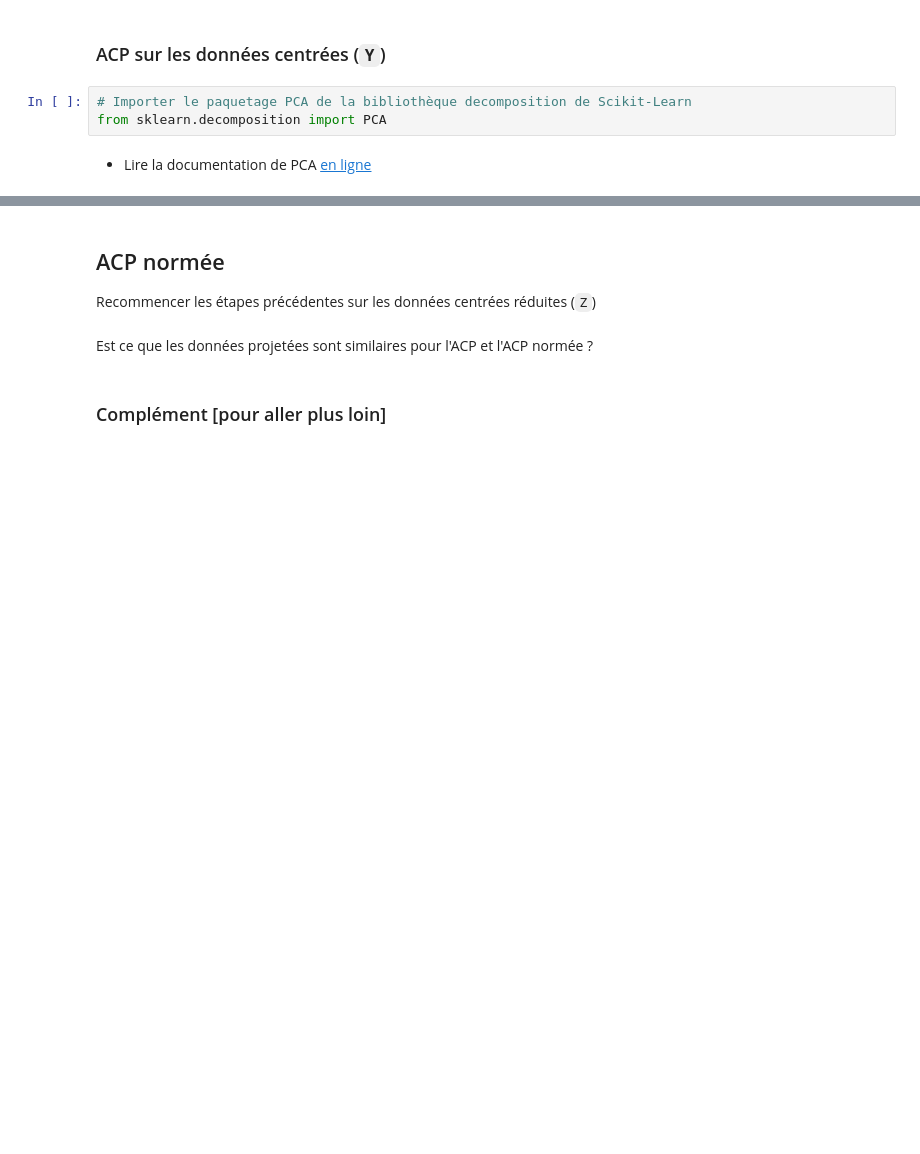
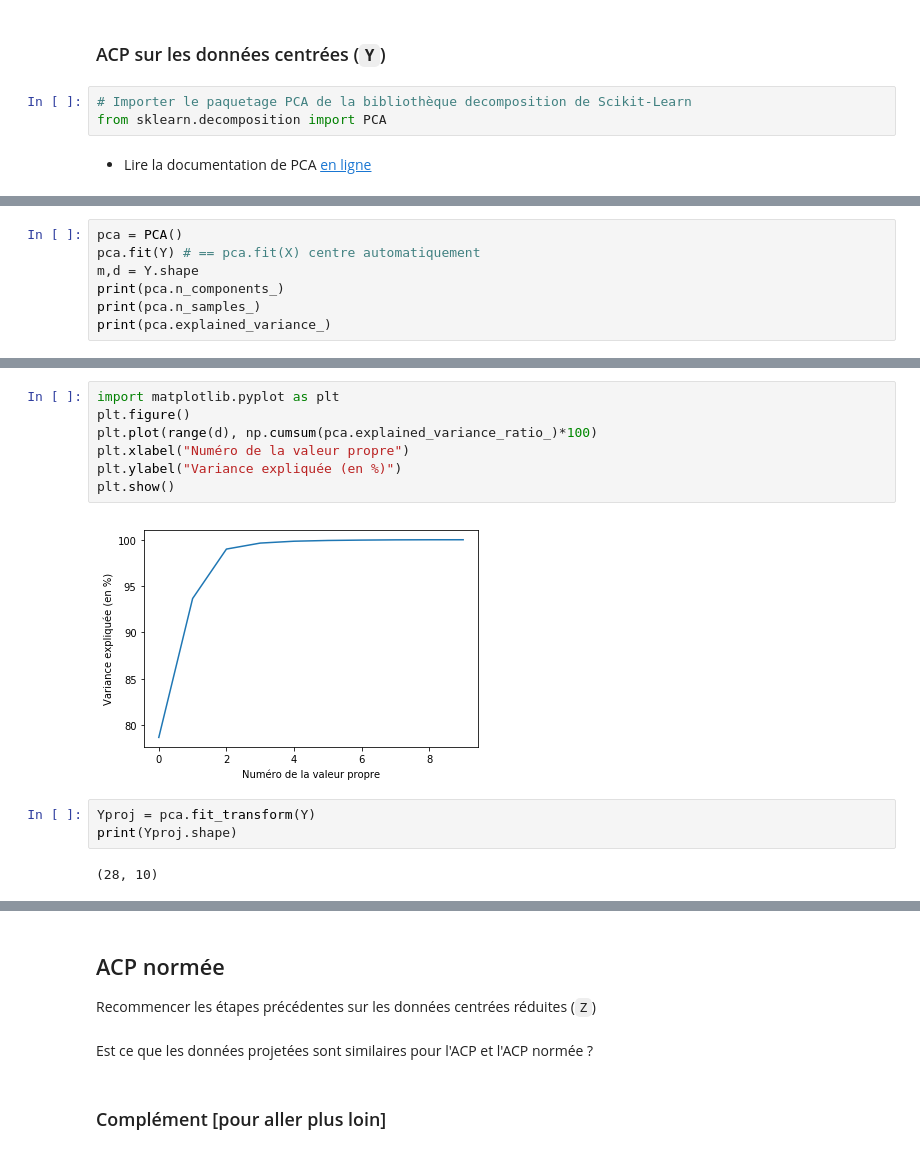
Before and after one commit to LordRayd/Master1, a Jupyter notebook: 2249_Algorithme/TP2/TP_ACP.ipynb, the cells around one changed output, grey strips where cells are left out. Cells and saved outputs as stored; diff of their text form; blank space fills up the shorter version.

```diff
--- a/2249_Algorithme/TP2/TP_ACP.ipynb
+++ b/2249_Algorithme/TP2/TP_ACP.ipynb
@@ -418,0 +467,7 @@ Essayer d'effectuer l'ensemble des actions suivantes
+# %%
+pca = PCA()
+pca.fit(Y) # == pca.fit(X) centre automatiquement
+m,d = Y.shape
+print(pca.n_components_)
+print(pca.n_samples_)
+print(pca.explained_variance_)
@@ -418,0 +504,14 @@ Essayer d'effectuer l'ensemble des actions suivantes
+# %%
+import matplotlib.pyplot as plt
+plt.figure()
+plt.plot(range(d), np.cumsum(pca.explained_variance_ratio_)*100)
+plt.xlabel("Numéro de la valeur propre")
+plt.ylabel("Variance expliquée (en %)")
+plt.show()
+# %% [output]
+[figure, added]
+# %%
+Yproj = pca.fit_transform(Y)
+print(Yproj.shape)
+# %% [output]
+(28, 10)
```
Also changed, not shown: parts of 14 cells of this notebook, 1 other file.
